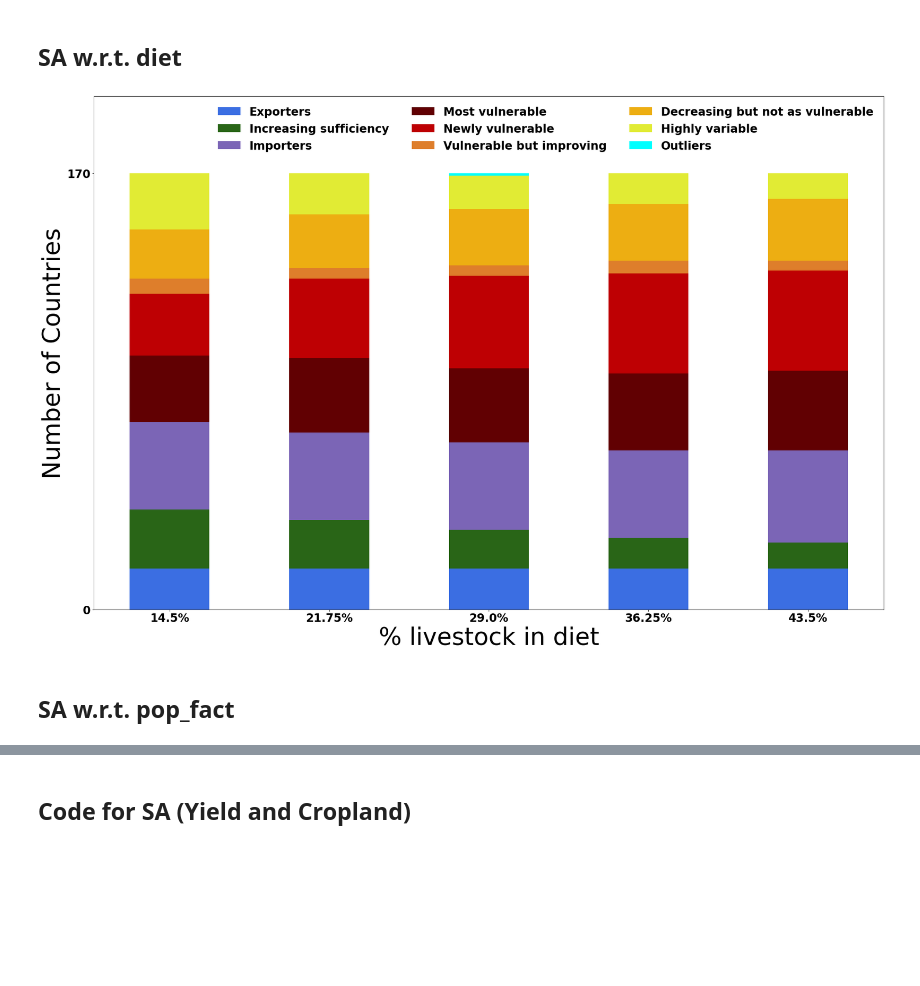
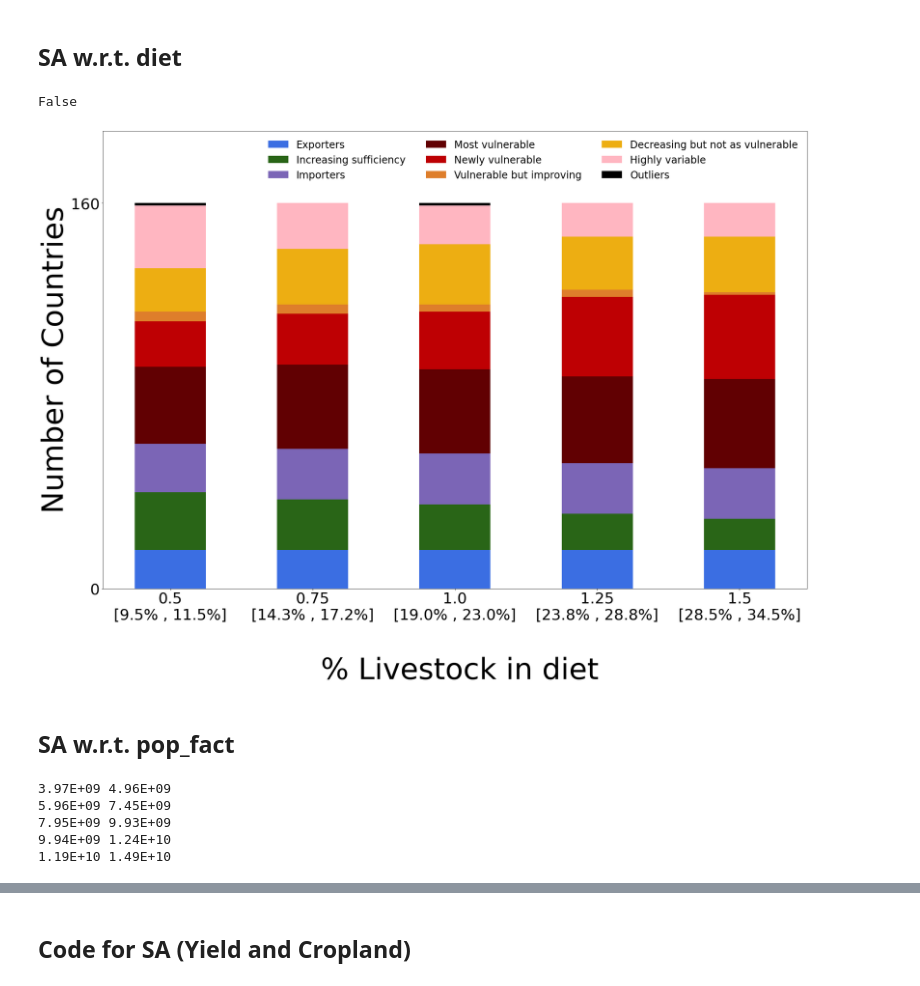
Before and after one commit to charlottegiseleweil/future-food-sufficiency, a Jupyter notebook: sufficiencies/SA_MC_caloric_sufficiency.ipynb, the cells around one changed output, grey strips where cells are left out. Drawn from its saved outputs; the diff is of its cells as text; code cells hidden in the pictures; blank space fills up the shorter version.

```diff
--- a/sufficiencies/SA_MC_caloric_sufficiency.ipynb
+++ b/sufficiencies/SA_MC_caloric_sufficiency.ipynb
@@ -538,56 +603,67 @@ plt.show()
+# %%
+all_counts_diet[0]
+# %% [output]
+False
 # %%
 from matplotlib import rc
 import matplotlib
 # y-axis in bold
-rc('font', weight='bold')
+rc('font', weight='normal')
 header = ['Exporters', 'Increasing sufficiency', 'Importers', 'Most vulnerable', 'Newly vulnerable',
              'Vulnerable but improving', 'Decreasing but not as vulnerable', 'Highly variable', 'Outliers']
 
-values = [str(e)+'%' for e in list(np.round(29 * np.array([.5, .75, 1., 1.25, 1.5]),2))]
+values = [.5, .75, 1., 1.25, 1.5]
+diets = [.23, .21, .19, .20, .23]
+rng = []
+
+for v in values:
+    rng.append('[' + str(np.round(100 * min([d*v for d in diets]), 1)) +'% , '+ str(np.round(100 * max([d*v for d in diets]), 1))+'%]')
+
+values = [str(e) + '\n' + str(r) for e, r in zip(values, rng)]
 
 cat1 = np.array([16, 16, 16, 16, 16])
-cat2 = np.array([23, 19, 15, 12, 10])
-cat3 = np.array([34, 34, 34, 34, 36])
-cat4 = np.array([26, 29, 29, 30, 31])
-cat5 = np.array([24, 31, 36, 39, 39])
-cat6 = np.array([6, 4, 4, 5, 4])
-cat7 = np.array([19, 21, 22, 22, 24])
-cat8 = np.array([22, 16, 13, 12, 10])
-cat9 = np.array([0, 0, 1, 0, 0])
+cat2 = np.array([24, 21, 19, 15, 13])
+cat3 = np.array([20, 21, 21, 21, 21])
+cat4 = np.array([32, 35, 35, 36, 37])
+cat5 = np.array([19, 21, 24, 33, 35])
+cat6 = np.array([4, 4, 3, 3, 1])
+cat7 = np.array([18, 23, 25, 22, 23])
+cat8 = np.array([26, 19, 16, 14, 14])
+cat9 = np.array([1, 0, 1, 0, 0])
 
 ind = np.arange(len(values))
 width = .5
 matplotlib.rc('font', serif='Helvetica Neue')
 matplotlib.rc('text', usetex='false')
 matplotlib.rcParams.update({'font.size': 40})
 
 fig = matplotlib.pyplot.gcf()
 fig.set_size_inches(30, 20)
 plt.xticks(ind, values, fontsize=36)
-plt.xlabel('% livestock in diet', fontsize=70)
-plt.ylim([0,200])
-plt.yticks([0, 170], fontsize=36)
+plt.xlabel('\n % Livestock in diet', fontsize=70)
+plt.ylim([0,190])
+plt.yticks([0, 160], fontsize=36)
 plt.ylabel('Number of Countries', fontsize=70)
 
 p1 = plt.bar(ind, cat1, width, color='#3B6EE2')
 p2 = plt.bar(ind, cat2, width, bottom=cat1, color='#296517')
 p3 = plt.bar(ind, cat3, width, bottom=cat1+cat2, color='#7B65B6')
 p4 = plt.bar(ind, cat4, width, bottom=cat1+cat2+cat3,
              color='#610002')
 p5 = plt.bar(ind, cat5, width, bottom=cat1+cat2+cat3+cat4, color='#BE0003')
 p6 = plt.bar(ind, cat6, width, bottom=cat1+cat2+cat3+cat4+cat5, color='#DE7E2B')
 p7 = plt.bar(ind, cat7, width, bottom=cat1+cat2+cat3+cat4+cat5+cat6, color='#EDAE12')
 p8 = plt.bar(ind, cat8, width, bottom=cat1+cat2+cat3+cat4+cat5+cat6+cat7,
              color='#FFB6C1')
 p9 = plt.bar(ind, cat9, width, bottom=cat1+cat2+cat3+cat4+cat5+cat6+cat7+cat8,
              color='black')
 
 
 plt.legend((p1[0], p2[0], p3[0], p4[0], p5[0], p6[0], p7[0], p8[0], p9[0]), (header[0], header[1], header[2], header[3], header[4],\
                                           header[5], header[6], header[7], header[8]), fontsize=24, ncol=3, framealpha=0, fancybox=True)
 # plt.title('Sensitivity analysis of caloric sufficiency w.r.t. population')
 plt.show()
 # %% [output]
-[figure, old version]
+[figure, new version]
 # %% [markdown]
 ## SA w.r.t. pop_fact
@@ -594,3 +673,25 @@ plt.show()
+# %%
+from decimal import Decimal
+
+values = [.5, .75, 1., 1.25, 1.5]
+pops = []
+data_path = 'outputs/compare/'
+
+for i in range(5):
+    df = pd.read_csv(data_path+'ssp'+str(i+1)+'_compare_new.csv')
+    pops.append(df['population_2050'].sum())
+
+rng = []
+
+for v in values:
+    rng.append('[ %.2f'% min([pop*v/1e+9 for pop in pops])+' , '+ '%.2f' % max([pop*v/1e+9 for pop in pops])+']')
+    print('%.2E' % Decimal(str(min([pop*v for pop in pops]))), '%.2E' % Decimal(str(max([pop*v for pop in pops]))))
+# %% [output]
+3.97E+09 4.96E+09
+5.96E+09 7.45E+09
+7.95E+09 9.93E+09
+9.94E+09 1.24E+10
+1.19E+10 1.49E+10
 # %%
 from matplotlib import rc
 import matplotlib
```
Also changed, not shown: parts of 39 cells of this notebook.
